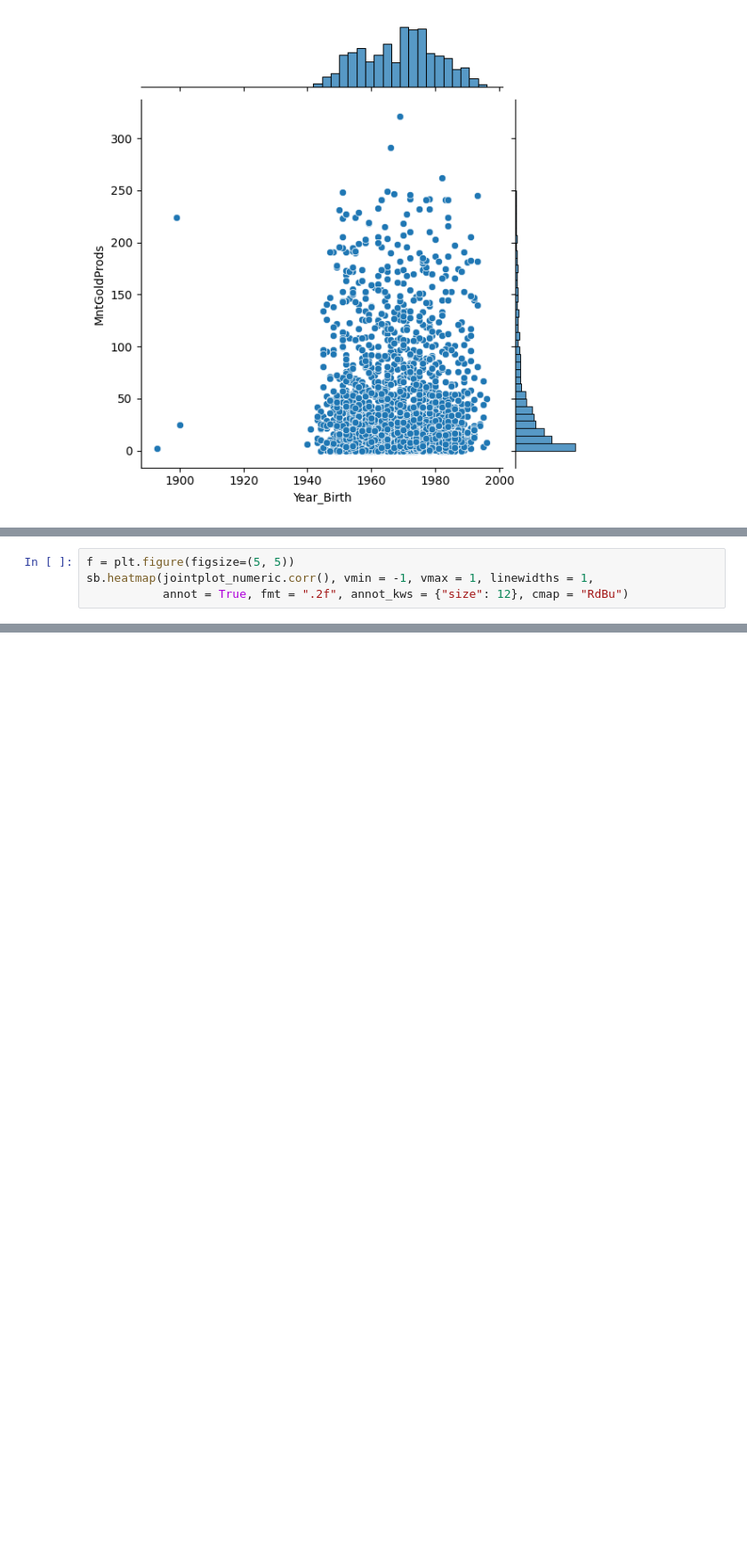
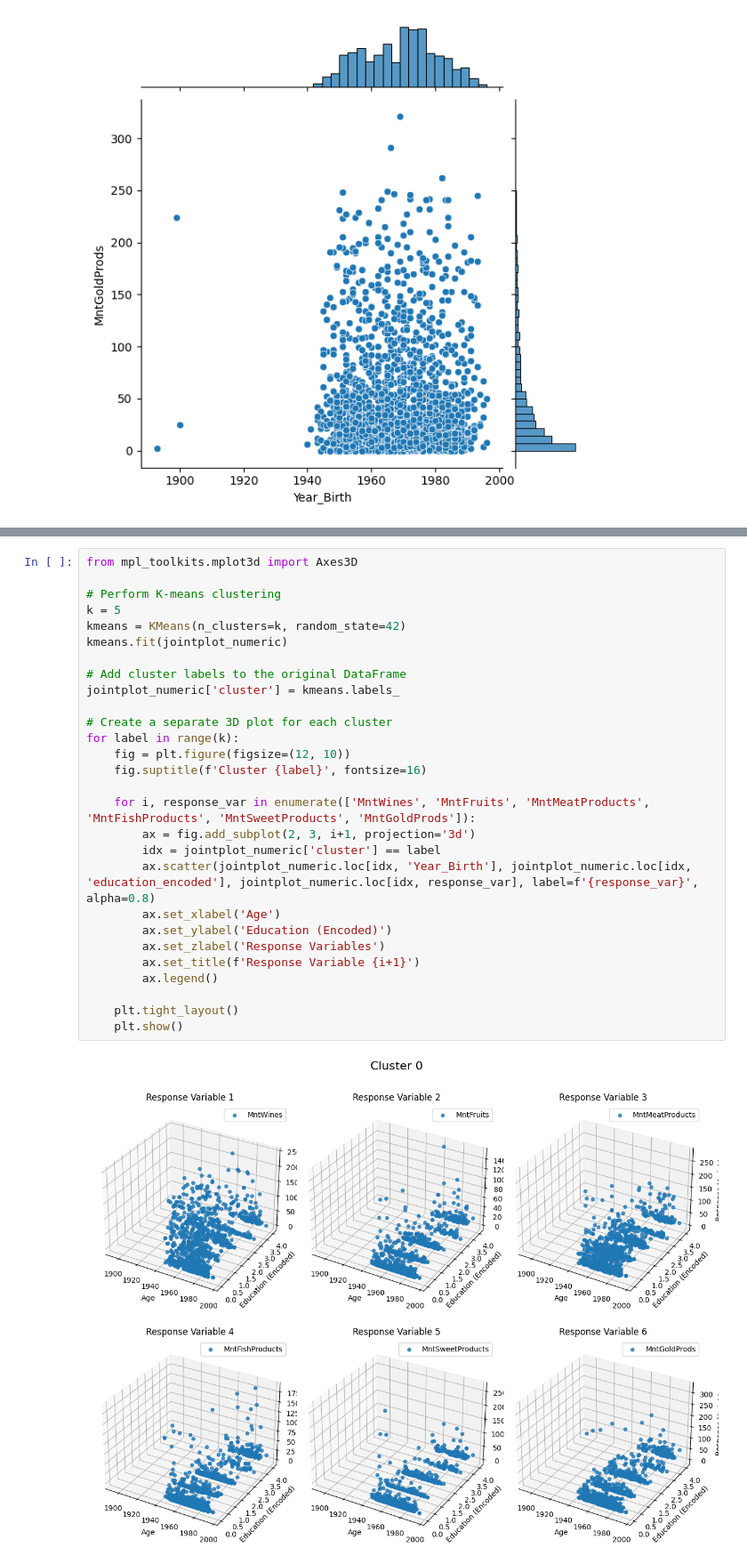
Before and after one commit to dcjh/1015_Mini_Project, a Jupyter notebook: Age_Education_EDA.ipynb, the cells around one changed output, grey strips where cells are left out. Shown at 89% size. Drawn from its saved outputs; the diff is of its cells as text; blank space fills up the shorter version.

```diff
--- a/Age_Education_EDA.ipynb
+++ b/Age_Education_EDA.ipynb
@@ -139,4 +123,0 @@ jointplot_numeric.corr()
-# %%
-f = plt.figure(figsize=(5, 5))
-sb.heatmap(jointplot_numeric.corr(), vmin = -1, vmax = 1, linewidths = 1,
-           annot = True, fmt = ".2f", annot_kws = {"size": 12}, cmap = "RdBu")
@@ -164,0 +191,30 @@ jointplot_nonNumeric.apply(lambda x: x.factorize()[0]).corr()
+# %%
+from mpl_toolkits.mplot3d import Axes3D
+
+# Perform K-means clustering
+k = 5
+kmeans = KMeans(n_clusters=k, random_state=42)
+kmeans.fit(jointplot_numeric)
+
+# Add cluster labels to the original DataFrame
+jointplot_numeric['cluster'] = kmeans.labels_
+
+# Create a separate 3D plot for each cluster
+for label in range(k):
+    fig = plt.figure(figsize=(12, 10))
+    fig.suptitle(f'Cluster {label}', fontsize=16)
+
+    for i, response_var in enumerate(['MntWines', 'MntFruits', 'MntMeatProducts', 'MntFishProducts', 'MntSweetProducts', 'MntGoldProds']):
+        ax = fig.add_subplot(2, 3, i+1, projection='3d')
+        idx = jointplot_numeric['cluster'] == label
+        ax.scatter(jointplot_numeric.loc[idx, 'Year_Birth'], jointplot_numeric.loc[idx, 'education_encoded'], jointplot_numeric.loc[idx, response_var], label=f'{response_var}', alpha=0.8)
+        ax.set_xlabel('Age')
+        ax.set_ylabel('Education (Encoded)')
+        ax.set_zlabel('Response Variables')
+        ax.set_title(f'Response Variable {i+1}')
+        ax.legend()
+
+    plt.tight_layout()
+    plt.show()
+# %% [output]
+[figure, added]
```
Also changed, not shown: parts of 15 cells of this notebook.
